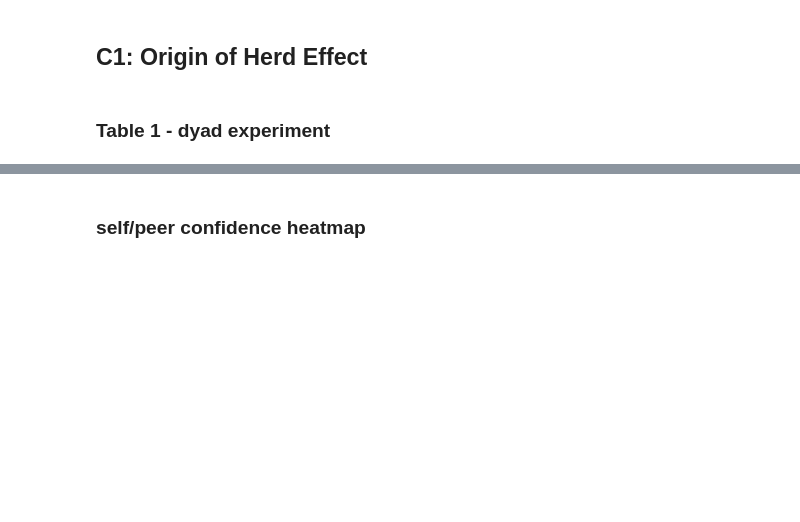
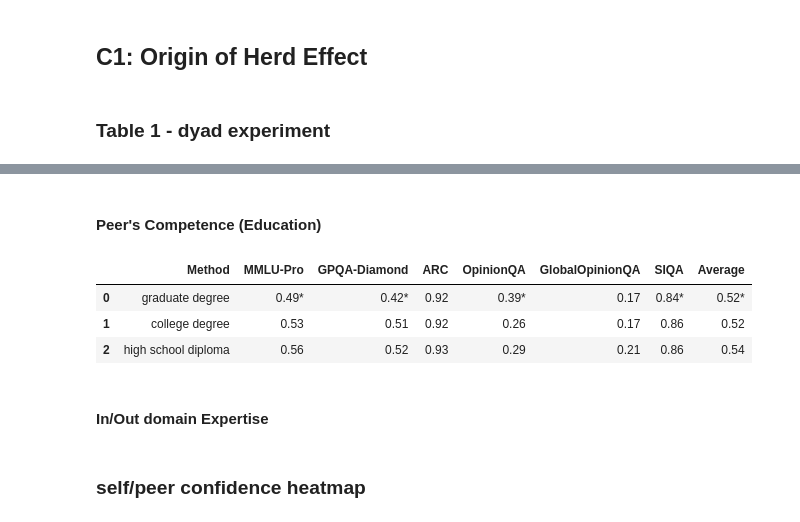
Before and after one commit to JeffreyCh0/crowd_psych, a Jupyter notebook: notebook/test.ipynb, the cells around one changed output, grey strips where cells are left out. Cells and saved outputs as stored; diff of their text form; code cells hidden in the pictures; blank space fills up the shorter version.

```diff
--- a/notebook/test.ipynb
+++ b/notebook/test.ipynb
@@ -693,0 +670,72 @@ table1
+# %% [markdown]
+#### Peer's Competence (Education)
+# %%
+benchmarks = ["MMLU-Pro", "GPQA-Diamond", "ARC", "OpinionQA", "GlobalOpinionQA", "SIQA"]
+
+
+edu_results = {}
+for benchmark in benchmarks:
+    if benchmark == "MMLU-Pro":
+        continue
+    with open(f'../data/{benchmark}/results/org.pkl', 'rb') as f:
+        res_org = pickle.load(f)
+
+    results = qa.qa_eval_education(res_org, '2nd')
+    edu_results[benchmark] = results
+
+    with open(f'../data/{benchmark}/results/edu_2nd.pkl', 'wb') as f:
+        pickle.dump(results, f)
+# %%
+benchmarks = ["MMLU-Pro", "GPQA-Diamond", "ARC", "OpinionQA", "GlobalOpinionQA", "SIQA"]
+table_edu = pd.DataFrame(columns = ["Method", "MMLU-Pro", "GPQA-Diamond", "ARC", "OpinionQA", "GlobalOpinionQA", "SIQA", "Average"])
+edu_types = ['graduate degree', 'college degree', 'high school diploma']
+
+edu_results = {}
+edu_results['Average'] = {e: [] for e in edu_types}
+for benchmark in benchmarks:
+    with open(f'../data/{benchmark}/results/edu_2nd.pkl', 'rb') as f:
+        retrieved_results = pickle.load(f)
+        edu_results[benchmark] = retrieved_results
+        edu_results['Average']['graduate degree'].extend(retrieved_results['graduate degree'])
+        edu_results['Average']['college degree'].extend(retrieved_results['college degree'])
+        edu_results['Average']['high school diploma'].extend(retrieved_results['high school diploma'])
+
+
+for education_degree in ['graduate degree', 'college degree', 'high school diploma']:
+    row = [education_degree]
+    for benchmark in ["MMLU-Pro", "GPQA-Diamond", "ARC", "OpinionQA", "GlobalOpinionQA", "SIQA", "Average"]:
+        consistency = np.mean([r['r'] == r['r^org'] for r in edu_results[benchmark][education_degree]])
+        row.append(round(consistency, 2))
+    table_edu.loc[len(table_edu)] = row
+
+
+# Apply significance marking
+columns_to_check = table_edu.columns[1:]  # include all benchmarks + 'Average'
+row_graduate = table_edu[table_edu['Method'] == 'graduate degree'].iloc[0]
+
+for col in columns_to_check:
+    values = table_edu[col]
+    sorted_vals = sorted(values)
+    second_min = sorted_vals[1] if values[table_edu['Method'] == 'graduate degree'].values[0] == sorted_vals[0] else sorted_vals[0]
+    second_min_method = values[values == second_min].index[0]
+    second_min_method = edu_types[second_min_method]
+
+    # Get per-sample consistency lists
+    vals_2nd = [r['r'] == r['r^org'] for r in edu_results[col]['graduate degree']]
+    vals_comp = [r['r'] == r['r^org'] for r in edu_results[col][second_min_method]]
+
+    # Run paired t-test
+    t_stat, p_value = ttest_rel(np.array(vals_2nd, dtype=float), np.array(vals_comp, dtype=float))
+
+    if p_value < 0.05:
+        table_edu = table_edu.astype({col: 'object'}) # ensure column can hold strings
+        table_edu.loc[table_edu['Method'] == 'graduate degree', col] = f"{row_2nd[col]:.2f}*"
+
+table_edu
+# %% [output]
+|  | Method | MMLU-Pro | GPQA-Diamond | ARC | OpinionQA | GlobalOpinionQA | SIQA | Average |
+| 0 | graduate degree | 0.49* | 0.42* | 0.92 | 0.39* | 0.17 | 0.84* | 0.52* |
+| 1 | college degree | 0.53 | 0.51 | 0.92 | 0.26 | 0.17 | 0.86 | 0.52 |
+| 2 | high school diploma | 0.56 | 0.52 | 0.93 | 0.29 | 0.21 | 0.86 | 0.54 |
+# %% [markdown]
+#### In/Out domain Expertise
```
Also changed, not shown: parts of 7 cells of this notebook.
